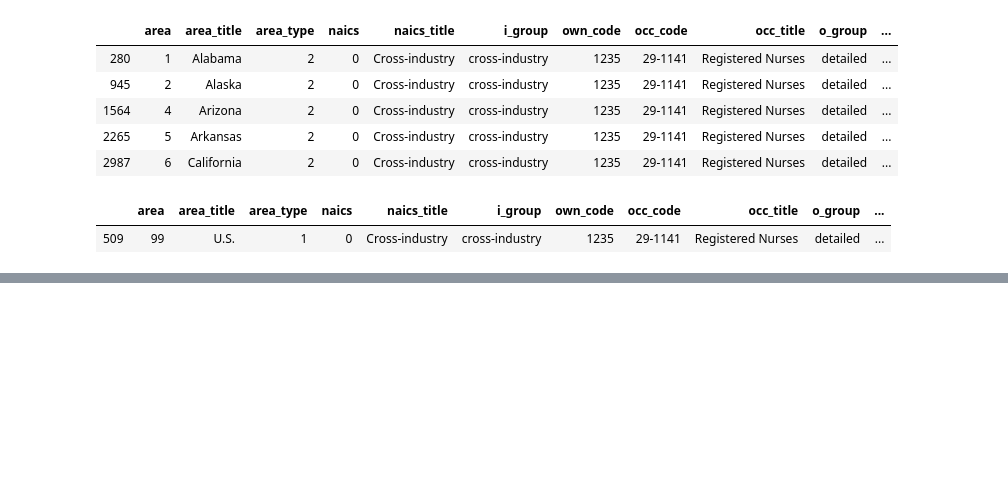
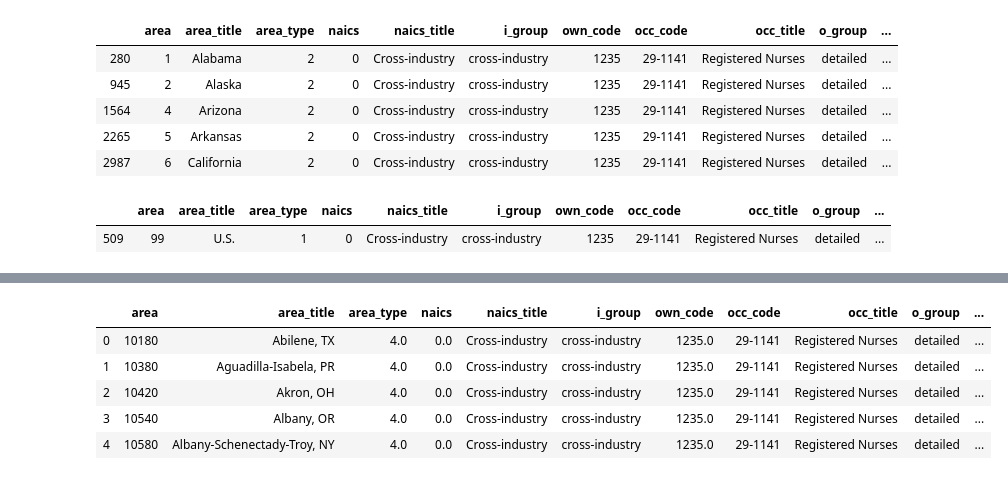
Before and after one commit to flixpar/covid-resource-allocation, a Jupyter notebook: notebooks/vis/nurses.ipynb, the cells around one changed output, grey strips where cells are left out. Cells and saved outputs as stored; diff of their text form; code cells hidden in the pictures; blank space fills up the shorter version.

Commit message:
added data, made progress on deaggregating nurse employment data

```diff
--- a/notebooks/vis/nurses.ipynb
+++ b/notebooks/vis/nurses.ipynb
@@ -61,19 +61,18 @@ def _validate(entry):
 # %%
 fips = defaultdict(list)
 for line in lines:
-    line = line.strip()
+    line = line.decode('utf-8',errors='ignore').strip()
     if len(line) == 0: continue
-    MSA = _validate(line[:4].strip())
+    CBSA = _validate(line[:5].strip())
     line = line[8:]
-    PMSA = _validate(line[:4].strip())
-    line = line[8:]
-    ALT = _validate(line[:2].strip())
+    DIV = _validate(line[:5].strip())
     line = line[8:]
     County = _validate(line[:5].strip())
-    line = line[8:]
-    F = _validate(line[:1].strip())
-    line = line[8:]
-    City = _validate(line[:5].strip())
-    line = line[5:].strip()
-    MetroArea = line
-    fips[MSA].append(FIPS(PMSA, ALT, County, F, City, MetroArea))
+    Components = line[8:].strip()
+    if County is None:
+        key = CBSA
+        fips[key] = {'div': [], 'county': [], 'components': []}
+        continue
+    fips[key]['div'].append(DIV)
+    fips[key]['county'].append(County)
+    fips[key]['components'].append(Components)
@@ -89,0 +98,12 @@ fips['0160']
+# %%
+df = pd.DataFrame(columns=['code', 'county_code', 'div_code', 'county_name'])
+for i, (k, v) in enumerate(fips.items()):
+    df.loc[i] = [k, v['county'], v['div'], v['components']]
+df.head()
+
+cbsa = pd.read_csv(os.path.join(geography_dir, 'cbsas.csv')).astype({'CBSA Code': str})
+cbsa.columns = ['code', 'title', 'category']
+cbsa = pd.merge(cbsa, df, on='code', how='outer')
+cbsa = cbsa[cbsa.category == 'Metropolitan']
+cbsa.columns = ['area', 'title', 'category', 'county_code', 'div_code', 'county_name']
+cbsa.head()
@@ -89,0 +117,12 @@ fips['0160']
+# %%
+met_area_df = pd.read_excel(os.path.join(datadir, 'oesm19ma/MSA_M2019_dl.xlsx'))
+met_area_df = met_area_df[met_area_df.occ_code.isin(occ_codes)] .astype({'area': str})
+met_area_df = pd.merge(met_area_df, cbsa, on='area', how='outer')
+met_area_df.head()
+# %% [output]
+|  | area | area_title | area_type | naics | naics_title | i_group | own_code | occ_code | occ_title | o_group | ... |
+| 0 | 10180 | Abilene, TX | 4.0 | 0.0 | Cross-industry | cross-industry | 1235.0 | 29-1141 | Registered Nurses | detailed | ... |
+| 1 | 10380 | Aguadilla-Isabela, PR | 4.0 | 0.0 | Cross-industry | cross-industry | 1235.0 | 29-1141 | Registered Nurses | detailed | ... |
+| 2 | 10420 | Akron, OH | 4.0 | 0.0 | Cross-industry | cross-industry | 1235.0 | 29-1141 | Registered Nurses | detailed | ... |
+| 3 | 10540 | Albany, OR | 4.0 | 0.0 | Cross-industry | cross-industry | 1235.0 | 29-1141 | Registered Nurses | detailed | ... |
+| 4 | 10580 | Albany-Schenectady-Troy, NY | 4.0 | 0.0 | Cross-industry | cross-industry | 1235.0 | 29-1141 | Registered Nurses | detailed | ... |
```
Also changed, not shown: parts of 8 cells of this notebook, 8 other files.
